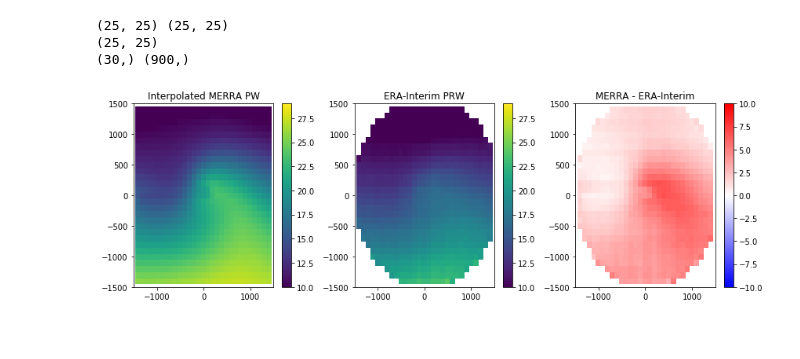
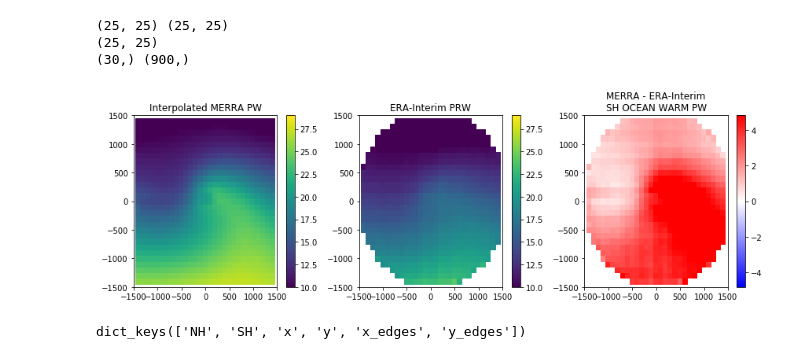
Before and after one commit to NOAA-GFDL/MDTF-diagnostics, a Jupyter notebook: diagnostics/etc_composites/remove/compare_obs_renalaysis.ipynb, the cells around one changed output. Saved outputs shown, nothing was run; the diff lists cells and outputs as text; code cells hidden in the pictures.

Commit message:
composites are created and difference plots also created
next is to work on running the composites code using different tracker
outputs

```diff
--- a/diagnostics/etc_composites/remove/compare_obs_renalaysis.ipynb
+++ b/diagnostics/etc_composites/remove/compare_obs_renalaysis.ipynb
@@ -78,27 +94,30 @@ e_merra_omega = e_merra_omega.reshape(e_x_grid.shape)
 # %%
 levels = np.arange(10, 30, 1)
 plt.figure(figsize=(12,4))
 plt.subplot(1,3,1)
 # plt.pcolormesh(e_x, e_y, e_merra_pw)
 plt.pcolormesh(e_x, e_y, e_merra_pw, vmin=levels[0], vmax=levels[-1])
 plt.colorbar()
 plt.ylim(-1500, 1500); plt.xlim(-1500, 1500)
 plt.title('Interpolated MERRA PW')
 
 plt.subplot(1,3,2)
 plt.pcolormesh(e_x, e_y, e_ds.prw_sh_ocean_warm.values, vmin=levels[0], vmax=levels[-1])
 plt.colorbar()
 plt.ylim(-1500, 1500); plt.xlim(-1500, 1500)
 plt.title('ERA-Interim PRW')
 plt.tight_layout()
 
 plt.subplot(1,3,3)
-plt.pcolormesh(e_x, e_y, e_merra_pw - e_ds.prw_sh_ocean_warm.values, vmin=-10, vmax=10, cmap='bwr')
+diff_val = e_merra_pw - e_ds.prw_sh_ocean_warm.values
+vmax = np.nanpercentile(np.abs(diff_val).flatten(), 80)
+vmin = -1*vmax
+plt.pcolormesh(e_x, e_y, diff_val, vmin=vmin, vmax=vmax, cmap='bwr')
 plt.colorbar()
 plt.ylim(-1500, 1500); plt.xlim(-1500, 1500)
-plt.title('MERRA - ERA-Interim')
+plt.title('MERRA - ERA-Interim\nSH OCEAN WARM PW')
 plt.tight_layout()
 
-plt.savefig('diff_test.png', dpi=300.)
+# plt.savefig('diff_test.png', dpi=300.)
 # %% [output]
-[figure, old version]
+[figure, new version]
@@ -104,0 +129,4 @@ plt.savefig('diff_test.png', dpi=300.)
+# %%
+print(model_data.keys())
+# %% [output]
+dict_keys(['NH', 'SH', 'x', 'y', 'x_edges', 'y_edges'])
```
Also changed, not shown: parts of 6 cells of this notebook, 10 other files.
